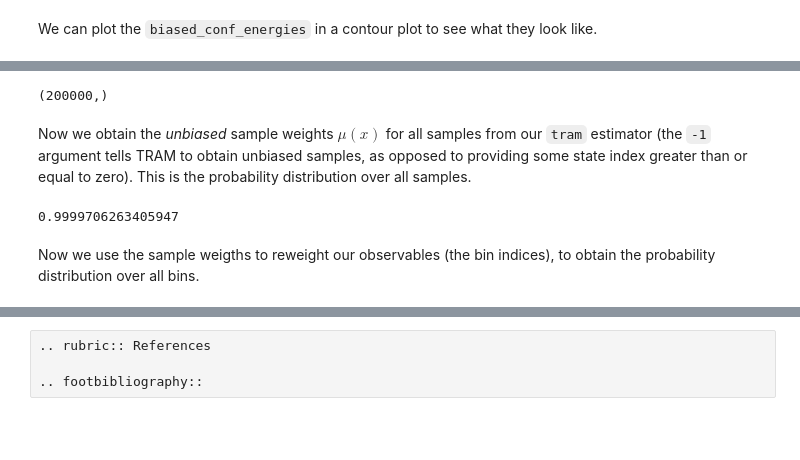
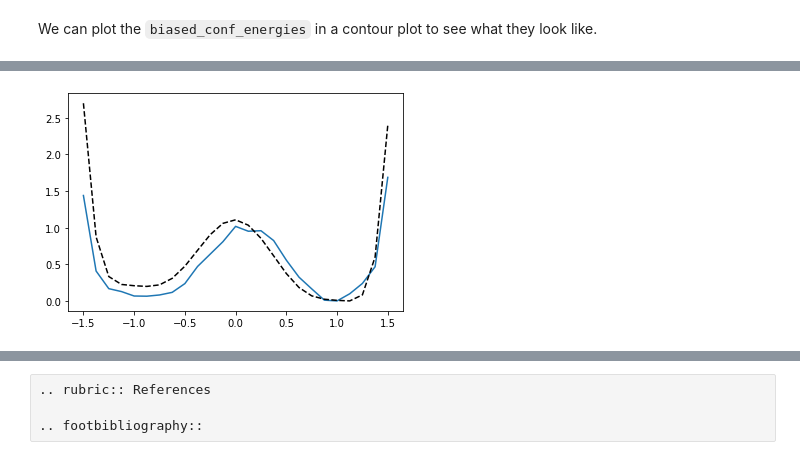
Before and after one commit to deeptime-ml/deeptime-notebooks, a Jupyter notebook: tram.ipynb, the cells around one changed output, grey strips where cells are left out. Drawn from its saved outputs; the diff is of its cells as text; code cells hidden in the pictures; blank space fills up the shorter version.

```diff
--- a/tram.ipynb
+++ b/tram.ipynb
@@ -129,20 +137,15 @@ Now we want to recover the probability distribution. To do this, we define a num
 # %%
 n_bins = 25
 bins = np.linspace(-1.5, 1.5, n_bins)
 
 # the bin number for each sample. Samples are binned into 25 bins
-bin_numbers = np.reshape(np.floor(trajectories/(100/n_bins)),-1)
-print(bin_numbers.shape)
+bin_numbers = np.reshape(np.floor(trajectories/(100/n_bins)),-1).astype(np.int32)
+
+# pass samples to the model with their corresponding bin numbers
+pmf = model.compute_PMF(dtrajs, bias_matrices, bin_numbers)
+plt.plot(bins, pmf)
+
+# compare with the original distribution, shifted so that the minimum lies at zero.
+plt.plot(bins, potential(bins) - potential(bins).min(), 'k--');
 # %% [output]
-(200000,)
+[figure, added]
-# %% [markdown]
-Now we obtain the _unbiased_ sample weights $\mu(x)$ for all samples from our `tram` estimator (the `-1` argument tells TRAM to obtain unbiased samples, as opposed to providing some state index greater than or equal to zero). This is the probability distribution over all samples.
-# %%
-sample_weights = np.reshape(tram.compute_sample_weights(), -1)
-
-# sample weights roughly sum up to one: they are the unbiased probability distribution over all samples.
-print(np.sum(sample_weights))
-# %% [output]
-0.9999706263405947
-# %% [markdown]
-Now we use the sample weigths to reweight our observables (the bin indices), to obtain the probability distribution over all bins.
```
Also changed, not shown: parts of 15 cells of this notebook.
